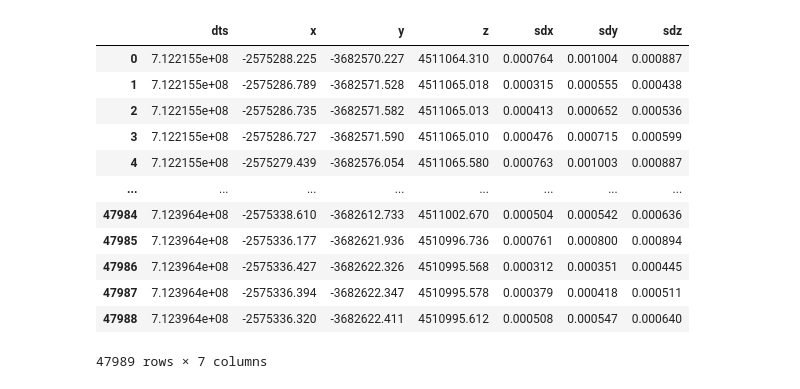
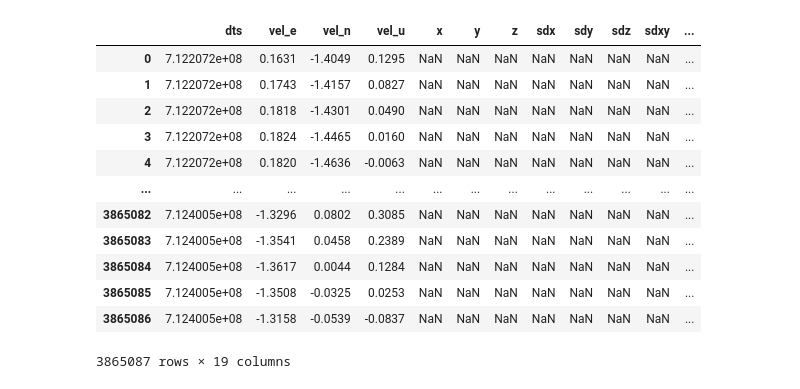
Before and after one commit to seafloor-geodesy/gnatss, a Jupyter notebook: kalman_test.ipynb, the cells around one changed output. Saved outputs shown, nothing was run; the diff lists cells and outputs as text; code cells hidden in the pictures.

```diff
--- a/kalman_test.ipynb
+++ b/kalman_test.ipynb
@@ -278,5 +278,5 @@ def run_filter_simulation(df):
 # %%
 from gnatss.loaders import read_novatel_L1_data_files
 # %%
-df_rph = read_novatel_L1_data_files(data_files=['tests/data/2022/NCL1/NCL1_INSPVAA.dat'], data_format="INSPVAA")
+inspvaa_df = read_novatel_L1_data_files(data_files=['tests/data/2022/NCL1/NCL1_INSPVAA.dat'], data_format="INSPVAA")
 # %%
@@ -383,18 +428,19 @@ gps_df = gps_df[
-# %%
-gps_df
-# %% [output]
-|  | dts | x | y | z | sdx | sdy | sdz |
-| 0 | 7.122155e+08 | -2575288.225 | -3682570.227 | 4511064.310 | 0.000764 | 0.001004 | 0.000887 |
-| 1 | 7.122155e+08 | -2575286.789 | -3682571.528 | 4511065.018 | 0.000315 | 0.000555 | 0.000438 |
-| 2 | 7.122155e+08 | -2575286.735 | -3682571.582 | 4511065.013 | 0.000413 | 0.000652 | 0.000536 |
-| 3 | 7.122155e+08 | -2575286.727 | -3682571.590 | 4511065.010 | 0.000476 | 0.000715 | 0.000599 |
-| 4 | 7.122155e+08 | -2575279.439 | -3682576.054 | 4511065.580 | 0.000763 | 0.001003 | 0.000887 |
-| ... | ... | ... | ... | ... | ... | ... | ... |
-| 47984 | 7.123964e+08 | -2575338.610 | -3682612.733 | 4511002.670 | 0.000504 | 0.000542 | 0.000636 |
-| 47985 | 7.123964e+08 | -2575336.177 | -3682621.936 | 4510996.736 | 0.000761 | 0.000800 | 0.000894 |
-| 47986 | 7.123964e+08 | -2575336.427 | -3682622.326 | 4510995.568 | 0.000312 | 0.000351 | 0.000445 |
-| 47987 | 7.123964e+08 | -2575336.394 | -3682622.347 | 4510995.578 | 0.000379 | 0.000418 | 0.000511 |
-| 47988 | 7.123964e+08 | -2575336.320 | -3682622.411 | 4510995.612 | 0.000508 | 0.000547 | 0.000640 |
-47989 rows × 7 columns
 # %%
-all_df = gps_df.merge(vel_std_df, on="dts", how="inner")
+merged_df = inspvaa_df.merge(gps_df, on="dts", how="left")
+merged_df = merged_df.merge(insstdeva_df, on="dts", how="left")
+merged_df.reset_index(drop=True)
+merged_df.sort_values("dts").reset_index(drop=True)
+# %% [output]
+|  | dts | vel_e | vel_n | vel_u | x | y | z | sdx | sdy | sdz | sdxy | ... |
+| 0 | 7.122072e+08 | 0.1631 | -1.4049 | 0.1295 | NaN | NaN | NaN | NaN | NaN | NaN | NaN | ... |
+| 1 | 7.122072e+08 | 0.1743 | -1.4157 | 0.0827 | NaN | NaN | NaN | NaN | NaN | NaN | NaN | ... |
+| 2 | 7.122072e+08 | 0.1818 | -1.4301 | 0.0490 | NaN | NaN | NaN | NaN | NaN | NaN | NaN | ... |
+| 3 | 7.122072e+08 | 0.1824 | -1.4465 | 0.0160 | NaN | NaN | NaN | NaN | NaN | NaN | NaN | ... |
+| 4 | 7.122072e+08 | 0.1820 | -1.4636 | -0.0063 | NaN | NaN | NaN | NaN | NaN | NaN | NaN | ... |
+| ... | ... | ... | ... | ... | ... | ... | ... | ... | ... | ... | ... | ... |
+| 3865082 | 7.124005e+08 | -1.3296 | 0.0802 | 0.3085 | NaN | NaN | NaN | NaN | NaN | NaN | NaN | ... |
+| 3865083 | 7.124005e+08 | -1.3541 | 0.0458 | 0.2389 | NaN | NaN | NaN | NaN | NaN | NaN | NaN | ... |
+| 3865084 | 7.124005e+08 | -1.3617 | 0.0044 | 0.1284 | NaN | NaN | NaN | NaN | NaN | NaN | NaN | ... |
+| 3865085 | 7.124005e+08 | -1.3508 | -0.0325 | 0.0253 | NaN | NaN | NaN | NaN | NaN | NaN | NaN | ... |
+| 3865086 | 7.124005e+08 | -1.3158 | -0.0539 | -0.0837 | NaN | NaN | NaN | NaN | NaN | NaN | NaN | ... |
+3865087 rows × 19 columns
```
Also changed, not shown: parts of 26 cells of this notebook, 1 other file.
